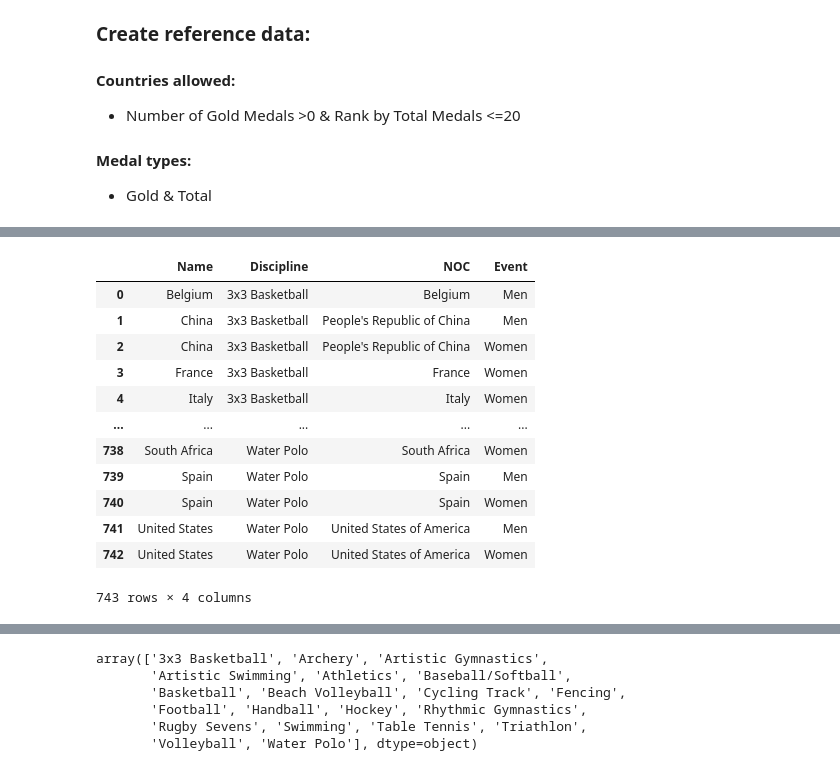
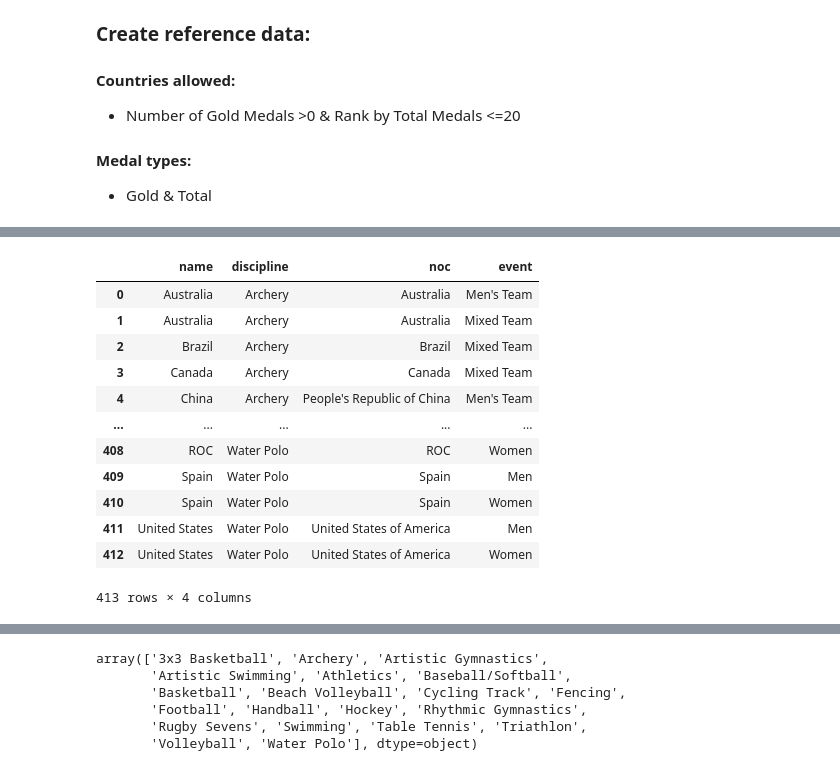
Before and after one commit to BankeUCI/Project_2, a Jupyter notebook: GalynaM/extract_transf.ipynb, the cells around one changed output, grey strips where cells are left out. Saved outputs shown, nothing was run; the diff lists cells and outputs as text; code cells hidden in the pictures.

```diff
--- a/GalynaM/extract_transf.ipynb
+++ b/GalynaM/extract_transf.ipynb
@@ -107,19 +123,20 @@ all_athl
 # %%
-# Load data about all teams to dataframe
-team_path = "../Resources/Teams.csv"
-all_team = pd.read_csv(team_path)
-all_team
+# Load extracted via sql athena data about teams with business rules applied:
+# allowed countries and allowed disciplines
+team_path = "Resources/athena_query_teams.csv"
+teams = pd.read_csv(team_path)
+teams
 # %% [output]
-|  | Name | Discipline | NOC | Event |
-| 0 | Belgium | 3x3 Basketball | Belgium | Men |
-| 1 | China | 3x3 Basketball | People's Republic of China | Men |
-| 2 | China | 3x3 Basketball | People's Republic of China | Women |
-| 3 | France | 3x3 Basketball | France | Women |
-| 4 | Italy | 3x3 Basketball | Italy | Women |
+|  | name | discipline | noc | event |
+| 0 | Australia | Archery | Australia | Men's Team |
+| 1 | Australia | Archery | Australia | Mixed Team |
+| 2 | Brazil | Archery | Brazil | Mixed Team |
+| 3 | Canada | Archery | Canada | Mixed Team |
+| 4 | China | Archery | People's Republic of China | Men's Team |
 | ... | ... | ... | ... | ... |
-| 738 | South Africa | Water Polo | South Africa | Women |
-| 739 | Spain | Water Polo | Spain | Men |
-| 740 | Spain | Water Polo | Spain | Women |
-| 741 | United States | Water Polo | United States of America | Men |
-| 742 | United States | Water Polo | United States of America | Women |
+| 408 | ROC | Water Polo | ROC | Women |
+| 409 | Spain | Water Polo | Spain | Men |
+| 410 | Spain | Water Polo | Spain | Women |
+| 411 | United States | Water Polo | United States of America | Men |
+| 412 | United States | Water Polo | United States of America | Women |
-743 rows × 4 columns
+413 rows × 4 columns
```
Also changed, not shown: parts of 21 cells of this notebook, 7 other files.
